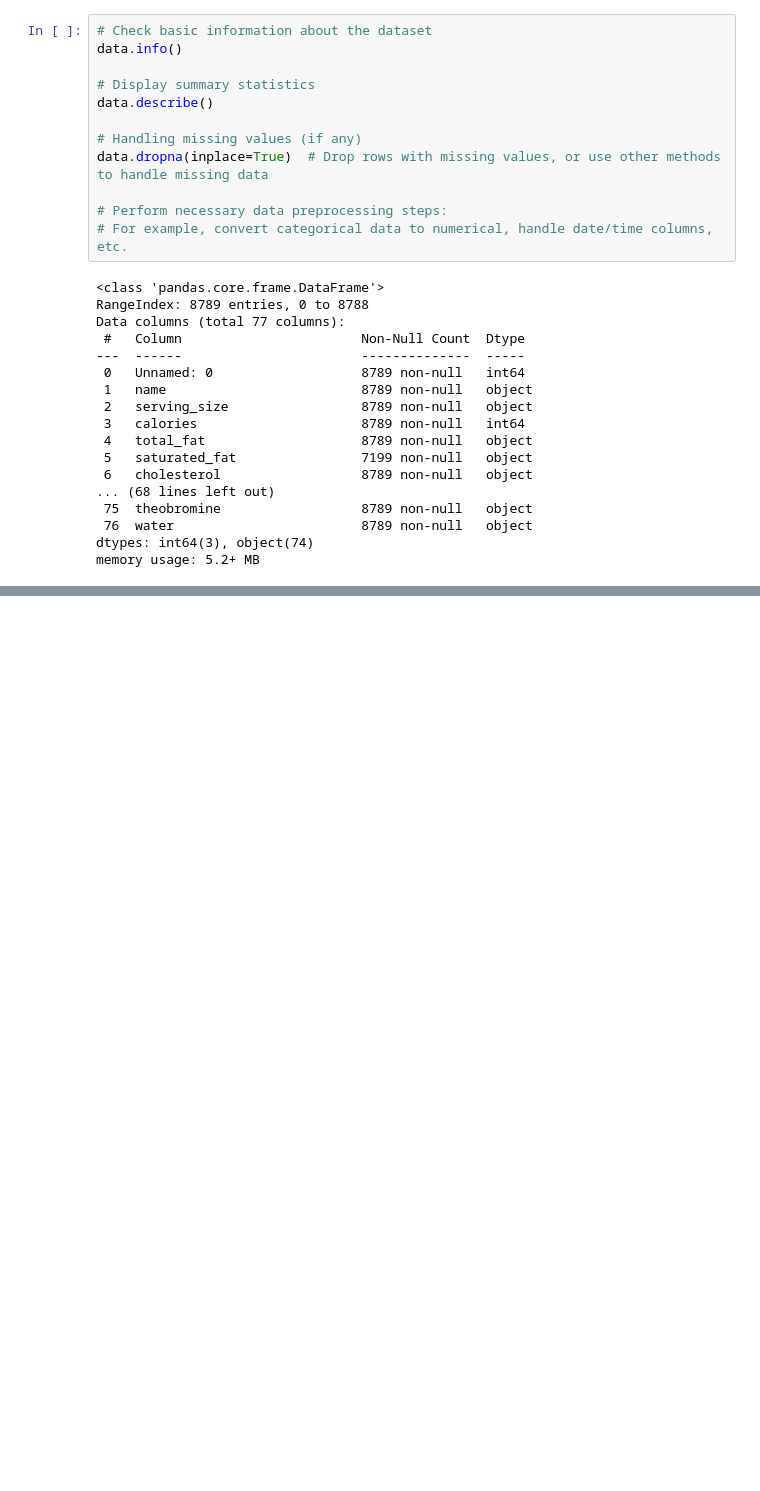
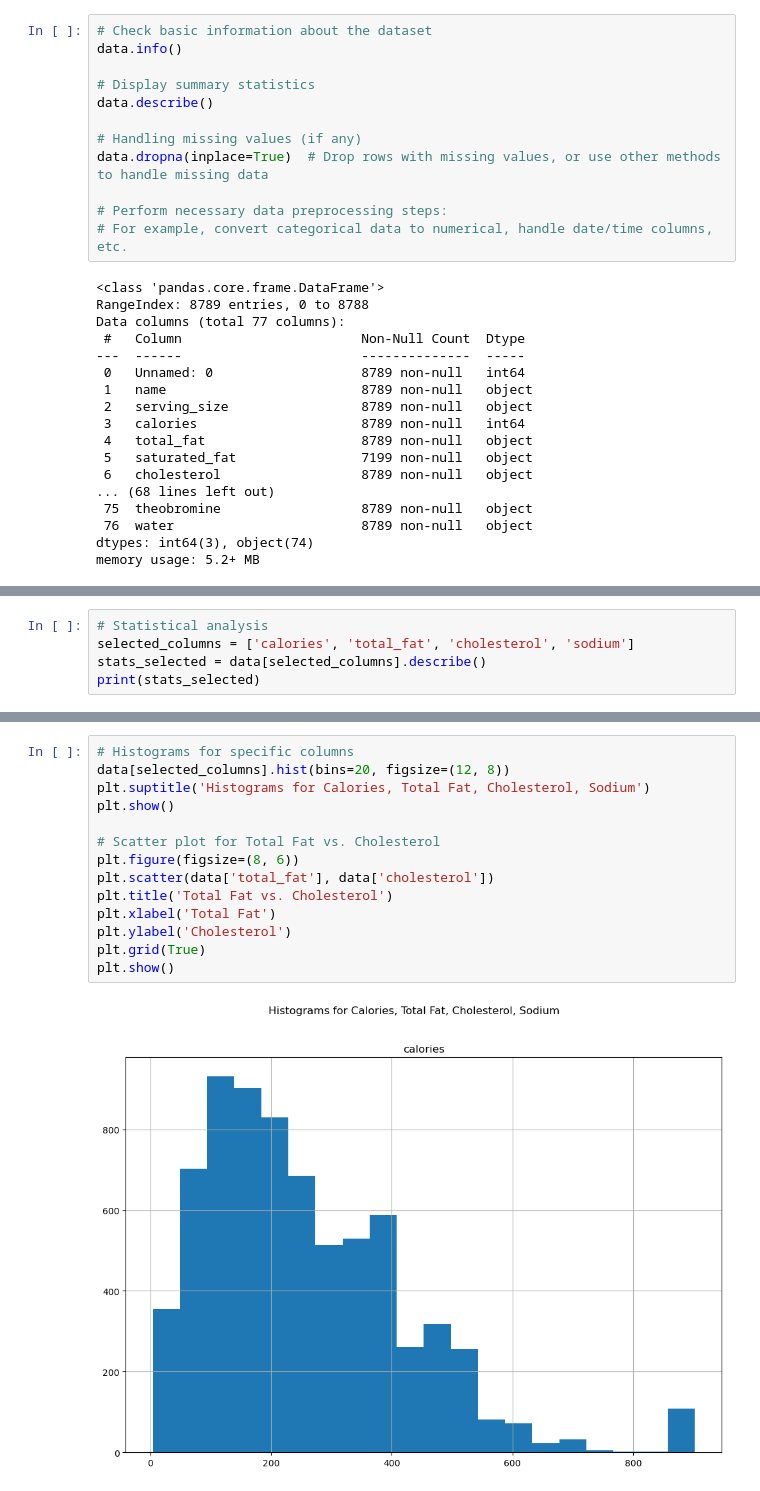
Before and after one commit to Yakshita1802/CS-661-Python-Programming-Final-Project_NutriGuide---Comprehensive-Nutrition-Finder, a Jupyter notebook: CS661.ipynb, the cells around one changed output, grey strips where cells are left out. Cells and saved outputs as stored; diff of their text form; blank space fills up the shorter version.

```diff
--- a/CS661.ipynb
+++ b/CS661.ipynb
@@ -51,0 +95,5 @@ memory usage: 5.2+ MB
+# %%
+# Statistical analysis
+selected_columns = ['calories', 'total_fat', 'cholesterol', 'sodium']
+stats_selected = data[selected_columns].describe()
+print(stats_selected)
@@ -51,0 +110,16 @@ memory usage: 5.2+ MB
+# %%
+# Histograms for specific columns
+data[selected_columns].hist(bins=20, figsize=(12, 8))
+plt.suptitle('Histograms for Calories, Total Fat, Cholesterol, Sodium')
+plt.show()
+
+# Scatter plot for Total Fat vs. Cholesterol
+plt.figure(figsize=(8, 6))
+plt.scatter(data['total_fat'], data['cholesterol'])
+plt.title('Total Fat vs. Cholesterol')
+plt.xlabel('Total Fat')
+plt.ylabel('Cholesterol')
+plt.grid(True)
+plt.show()
+# %% [output]
+[figure, added]
```
Also changed, not shown: parts of 10 cells of this notebook.
